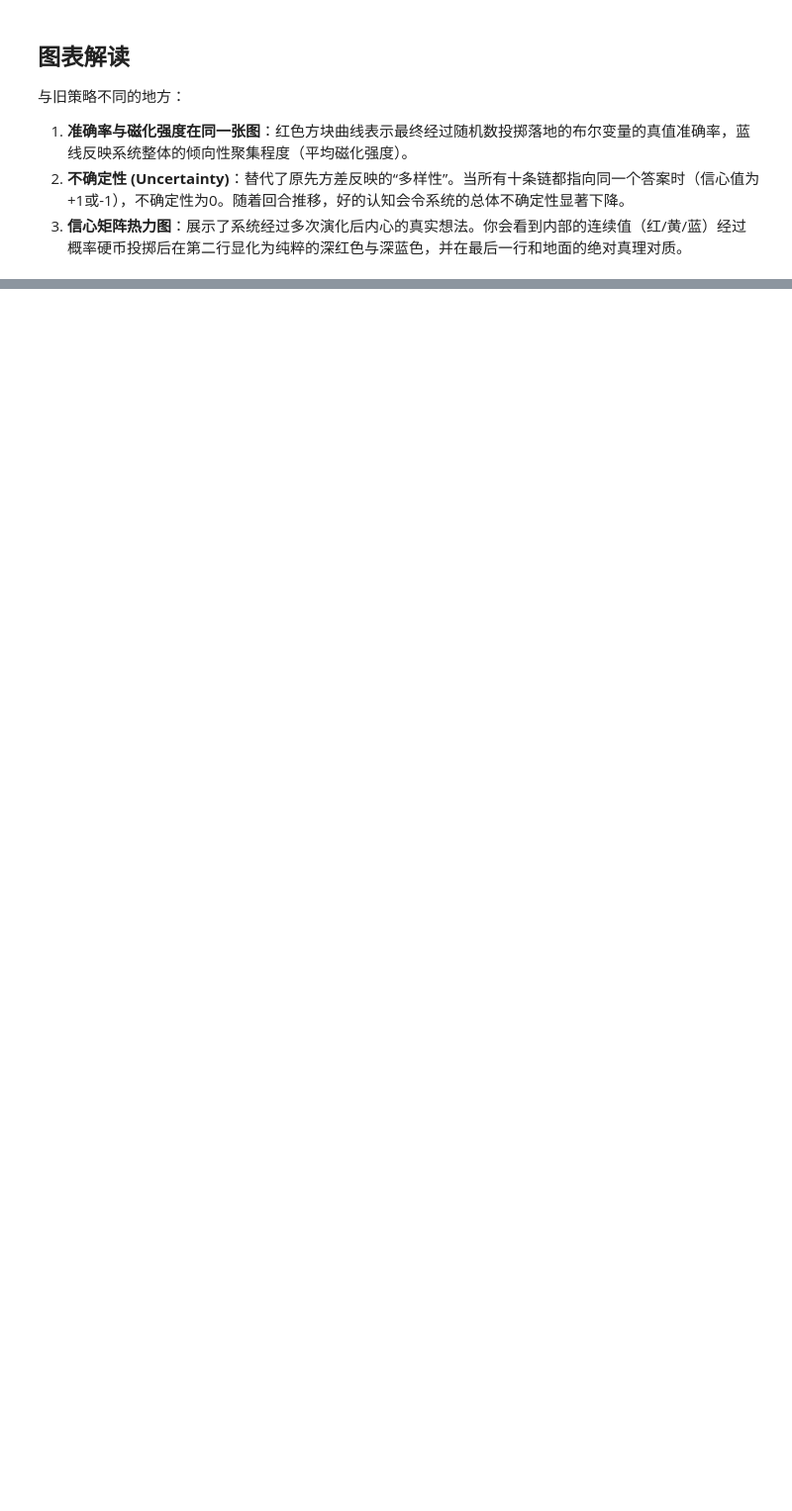
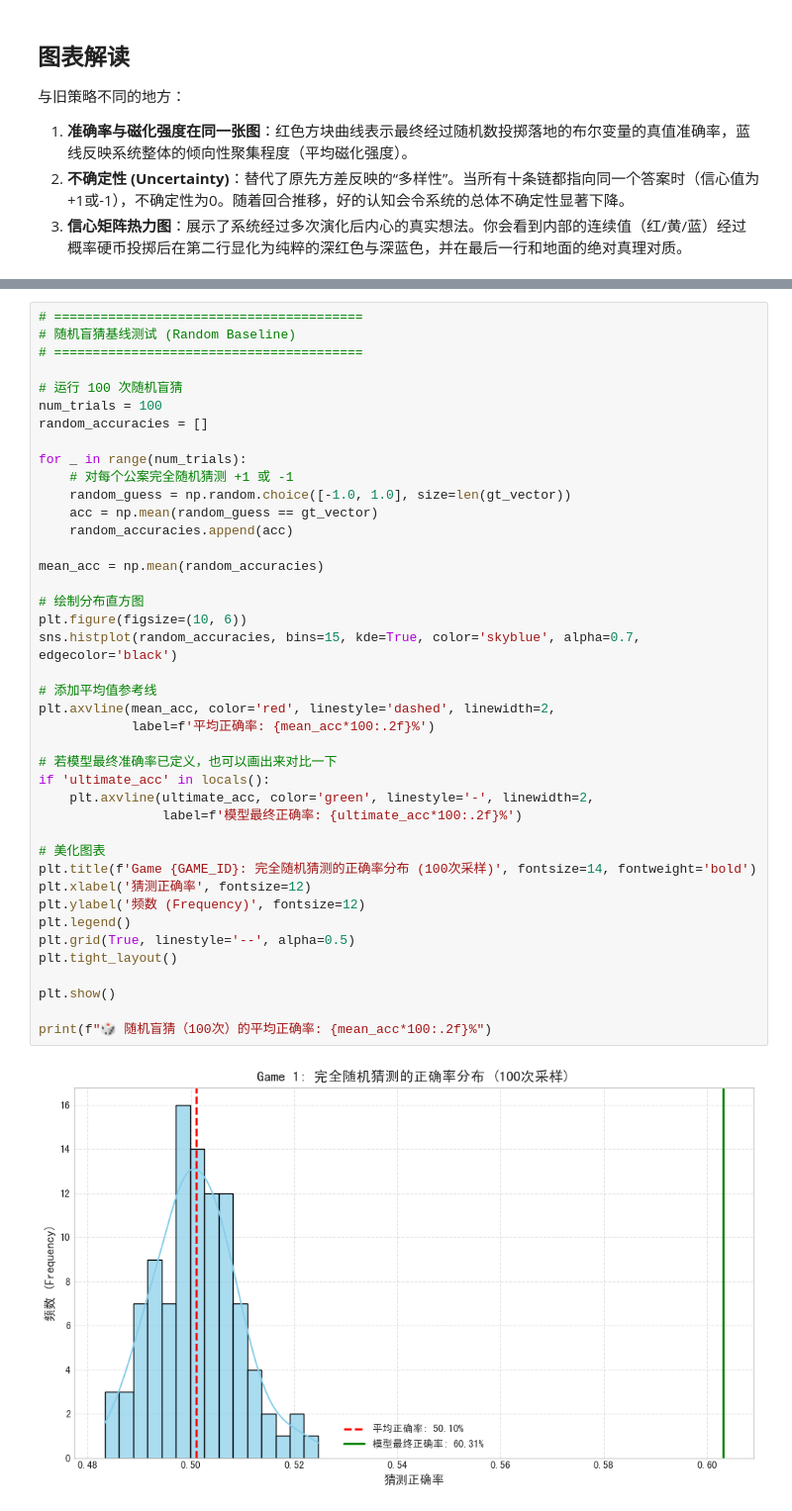
Before and after one commit to Rom-Stoic/Zendo_Ising_Simulation, a Jupyter notebook: visualization_average.ipynb, the cells around one changed output, grey strips where cells are left out. Shown at 99% size. Saved outputs shown, nothing was run; the diff lists cells and outputs as text; blank space fills up the shorter version.

Commit message:
add: baseline

```diff
--- a/visualization_average.ipynb
+++ b/visualization_average.ipynb
@@ -469,0 +473,43 @@ plt.show()
+# %%
+# ========================================
+# 随机盲猜基线测试 (Random Baseline)
+# ========================================
+
+# 运行 100 次随机盲猜
+num_trials = 100
+random_accuracies = []
+
+for _ in range(num_trials):
+    # 对每个公案完全随机猜测 +1 或 -1
+    random_guess = np.random.choice([-1.0, 1.0], size=len(gt_vector))
+    acc = np.mean(random_guess == gt_vector)
+    random_accuracies.append(acc)
+
+mean_acc = np.mean(random_accuracies)
+
+# 绘制分布直方图
+plt.figure(figsize=(10, 6))
+sns.histplot(random_accuracies, bins=15, kde=True, color='skyblue', alpha=0.7, edgecolor='black')
+
+# 添加平均值参考线
+plt.axvline(mean_acc, color='red', linestyle='dashed', linewidth=2,
+            label=f'平均正确率: {mean_acc*100:.2f}%')
+
+# 若模型最终准确率已定义，也可以画出来对比一下
+if 'ultimate_acc' in locals():
+    plt.axvline(ultimate_acc, color='green', linestyle='-', linewidth=2,
+                label=f'模型最终正确率: {ultimate_acc*100:.2f}%')
+
+# 美化图表
+plt.title(f'Game {GAME_ID}: 完全随机猜测的正确率分布 (100次采样)', fontsize=14, fontweight='bold')
+plt.xlabel('猜测正确率', fontsize=12)
+plt.ylabel('频数 (Frequency)', fontsize=12)
+plt.legend()
+plt.grid(True, linestyle='--', alpha=0.5)
+plt.tight_layout()
+
+plt.show()
+
+print(f"🎲 随机盲猜（100次）的平均正确率: {mean_acc*100:.2f}%")
+# %% [output]
+[figure, added]
```
Also changed, not shown: parts of 5 cells of this notebook.
